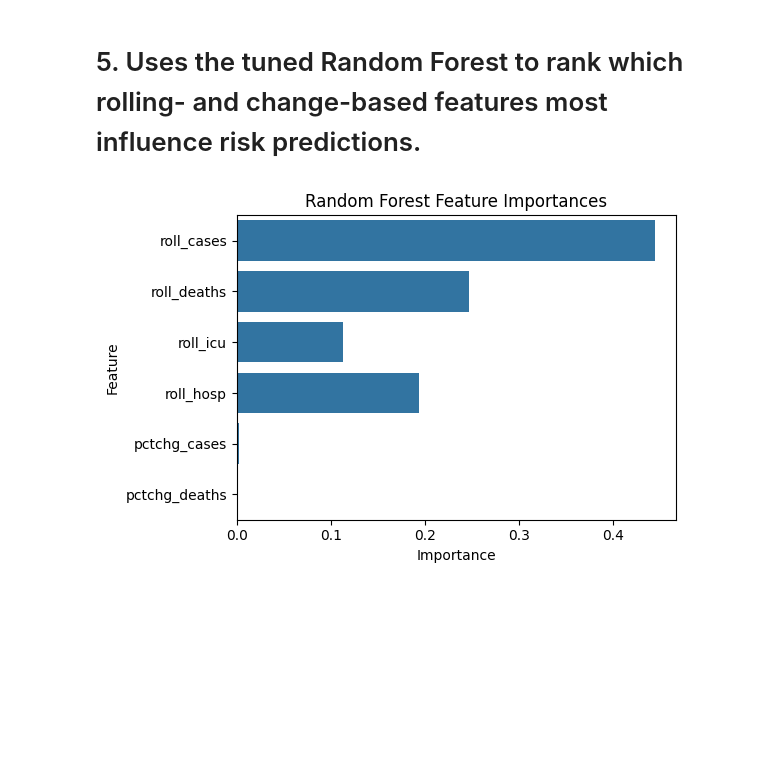
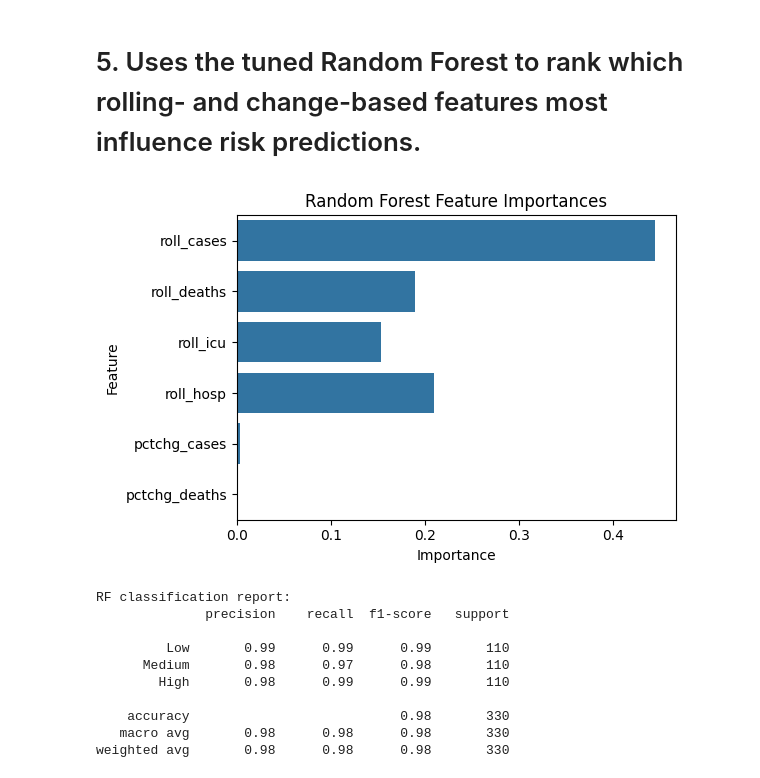
Before and after one commit to marshallhm1/DataScienceProject, a Jupyter notebook: notebooks/3_modelbuilding.ipynb, the cells around one changed output. Cells and saved outputs as stored; diff of their text form; code cells hidden in the pictures; blank space fills up the shorter version.

```diff
--- a/notebooks/3_modelbuilding.ipynb
+++ b/notebooks/3_modelbuilding.ipynb
@@ -79,16 +56,22 @@ Name: count, dtype: int64
 # %%
 from sklearn.model_selection import train_test_split, StratifiedKFold
 
-# Stratified split to preserve label proportions
+# map labels
+df['risk_code'] = df['risk_label'].map(label_map)
+
+# drop rows missing a code
+df = df.dropna(subset=['risk_code']).reset_index(drop=True)
+
+# extract X and y
+X = df[features]
+y = df['risk_code'].astype(int)
+
 X_train, X_test, y_train, y_test = train_test_split(
     X, y,
     test_size=0.2,
     stratify=y,
     random_state=42
 )
-
-# 5-fold stratified CV
-cv = StratifiedKFold(n_splits=5, shuffle=True, random_state=42)
 # %% [markdown]
 # 3. Defines four pipelines (LogReg, Decision Tree, Random Forest, SVM) and corresponding hyperparameter search spaces.
 # %%
@@ -98,6 +81,7 @@ from sklearn.linear_model import LogisticRegression
 from sklearn.tree import DecisionTreeClassifier
 from sklearn.ensemble import RandomForestClassifier
 from sklearn.svm import SVC
+from xgboost import XGBClassifier
 
 models = {
     'LogReg': Pipeline([
@@ -114,6 +98,11 @@ models = {
         ('scaler', StandardScaler()),
         ('clf',    SVC(probability=True, random_state=42))
     ]),
+    'XGB': Pipeline([
+    ('clf', XGBClassifier(use_label_encoder=False,
+                          eval_metric='logloss',
+                          random_state=42))
+    ]),
 }
 
 param_grids = {
@@ -127,6 +116,10 @@ param_grids = {
         'clf__C':      [0.1, 1, 10],
         'clf__kernel': ['linear','rbf']
     },
+    'XGB':   {
+    'clf__n_estimators': [100, 300],
+    'clf__max_depth':    [3, 6, 9]
+    },
 }
 # %% [markdown]
 # 4. Runs grid search with ROC-AUC scoring, handles infinite values, and reports key metrics—now without the “cheat” feature.
@@ -143,6 +136,7 @@ import numpy as np
 X_train = X_train.replace([np.inf, -np.inf], np.nan).fillna(0)
 X_test  = X_test.replace([np.inf, -np.inf], np.nan).fillna(0)
 
+best_models = {}
 results = {}
 
 for name, pipe in models.items():
@@ -155,9 +149,10 @@ for name, pipe in models.items():
     )
     gs.fit(X_train, y_train)   # now no inf/too-large values
     best   = gs.best_estimator_
+    best_models[name] = best
     y_pred = best.predict(X_test)
     # get probability for “High” class
-    pos_idx = list(best.classes_).index('High')
+    pos_idx = list(best.classes_).index(high_code)
     y_proba = best.predict_proba(X_test)[:, pos_idx]
 
     results[name] = {
@@ -166,7 +161,7 @@ for name, pipe in models.items():
         'precision'  : precision_score(y_test, y_pred, average='weighted'),
         'recall'     : recall_score(y_test, y_pred, average='weighted'),
         'f1'         : f1_score(y_test, y_pred, average='weighted'),
-        'roc_auc'    : roc_auc_score((y_test=='High').astype(int), y_proba)
+        'roc_auc':     roc_auc_score((y_test==high_code).astype(int), y_proba),
     }
 
 # Summarize and sort by ROC-AUC
@@ -202,19 +198,34 @@ ValueError: multi_class must be in ('ovo', 'ovr')
 # %%
 import matplotlib.pyplot as plt
 import seaborn as sns
 
 # Extract the RF classifier from the pipeline
 rf = models['RF'].set_params(**results['RF']['best_params']).fit(X_train, y_train).named_steps['clf']
 
 importances = pd.Series(rf.feature_importances_, index=features)
 plt.figure(figsize=(6,4))
 sns.barplot(x=importances, y=importances.index)
 plt.title('Random Forest Feature Importances')
 plt.xlabel('Importance'); plt.ylabel('Feature')
 plt.tight_layout()
 plt.show()
+
+from sklearn.metrics import classification_report
+print("RF classification report:")
+print(classification_report(y_test, best_models['RF'].predict(X_test),
+                            target_names=['Low','Medium','High']))
 # %% [output]
-[figure, old version]
+[figure, new version]
+RF classification report:
+              precision    recall  f1-score   support
+
+         Low       0.99      0.99      0.99       110
+      Medium       0.98      0.97      0.98       110
+        High       0.98      0.99      0.99       110
+
+    accuracy                           0.98       330
+   macro avg       0.98      0.98      0.98       330
+weighted avg       0.98      0.98      0.98       330
 # %% [markdown]
 ### Interpretation
 
```
Also changed, not shown: parts of 6 cells of this notebook, 3 other files.
